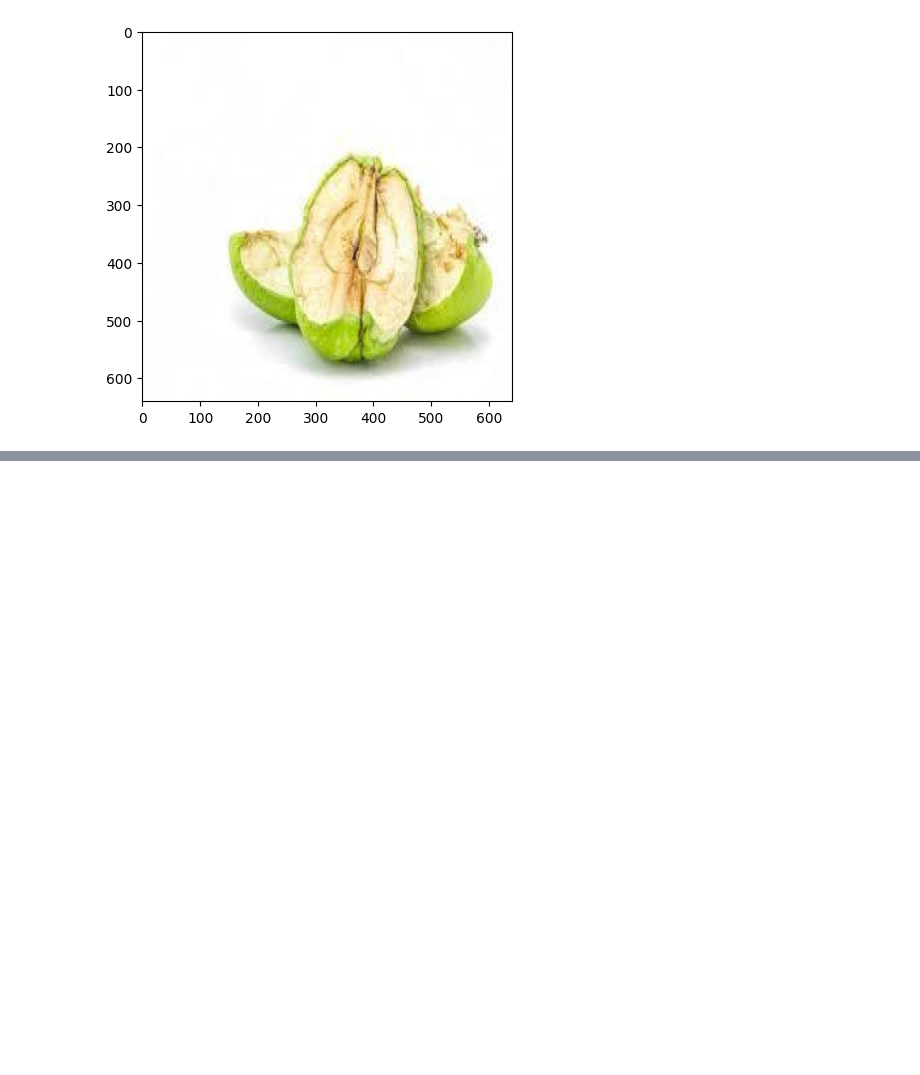
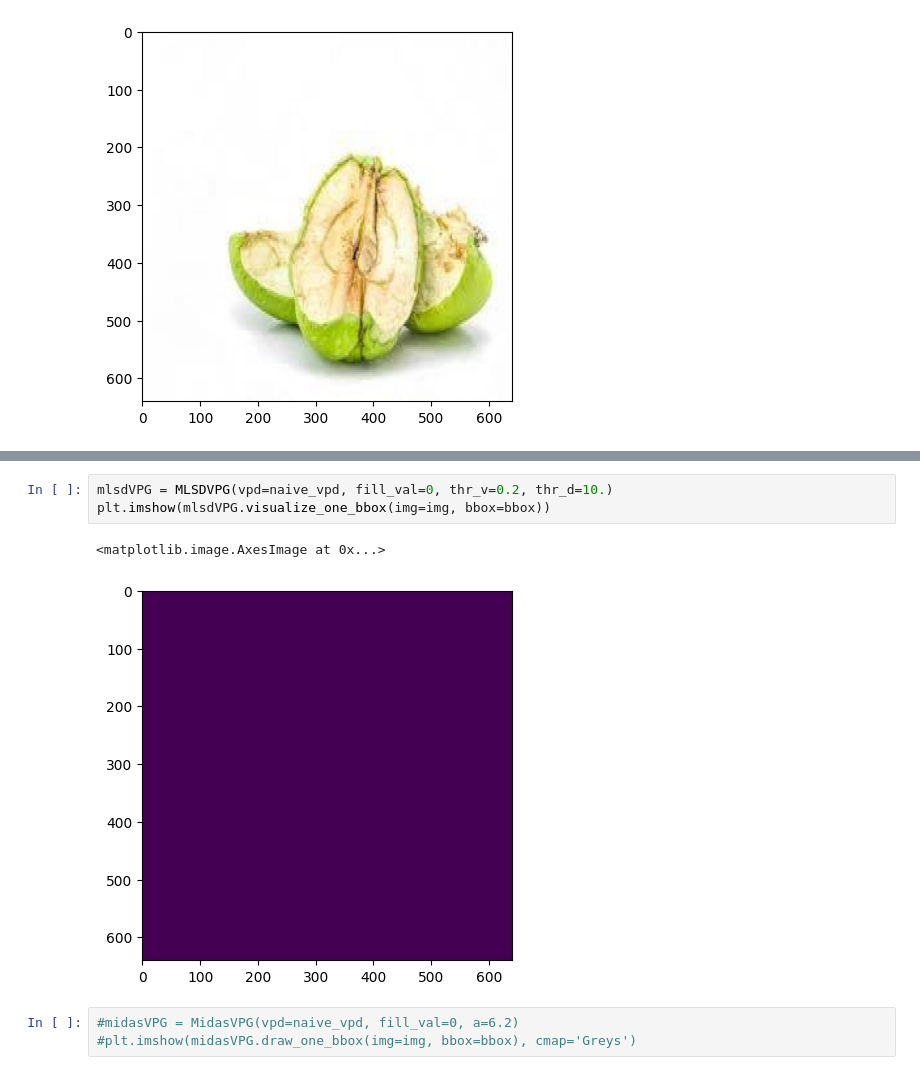
Before and after one commit to FANGAreNotGnu/ControlNet, a Jupyter notebook: dad/vis_prior/test_vis_prior_generation.ipynb, the cells around one changed output, grey strips where cells are left out. Cells and saved outputs as stored; diff of their text form; blank space fills up the shorter version.

```diff
--- a/dad/vis_prior/test_vis_prior_generation.ipynb
+++ b/dad/vis_prior/test_vis_prior_generation.ipynb
@@ -65,0 +95,9 @@ plt.imshow(cannyVPG.generate_one_sample(img=img, bbox=bbox, category_name=None,
+# %%
+mlsdVPG = MLSDVPG(vpd=naive_vpd, fill_val=0, thr_v=0.2, thr_d=10.)
+plt.imshow(mlsdVPG.visualize_one_bbox(img=img, bbox=bbox))
+# %% [output]
+<matplotlib.image.AxesImage at 0x...>
+[figure, added]
+# %%
+#midasVPG = MidasVPG(vpd=naive_vpd, fill_val=0, a=6.2)
+#plt.imshow(midasVPG.draw_one_bbox(img=img, bbox=bbox), cmap='Greys')
```
Also changed, not shown: parts of 7 cells of this notebook, 6 other files.
